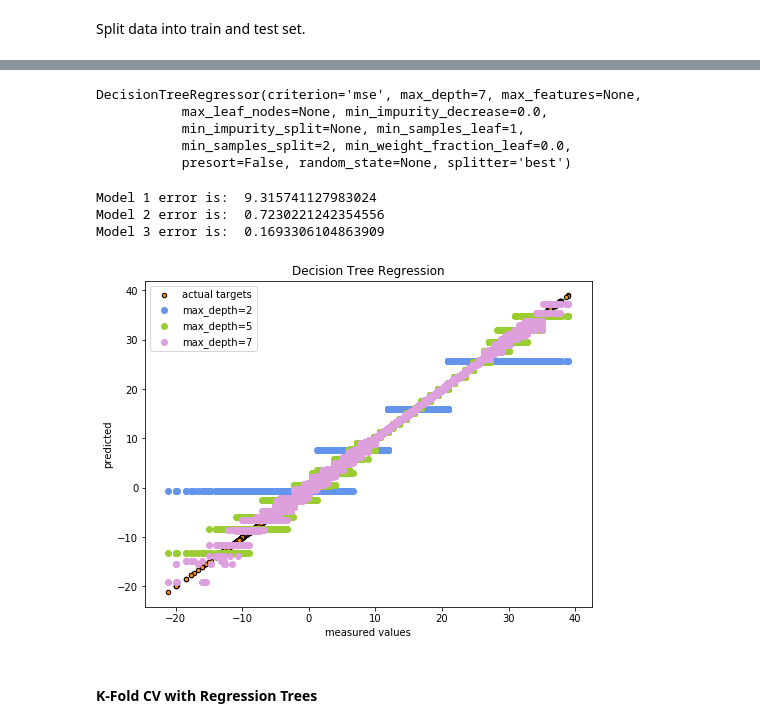
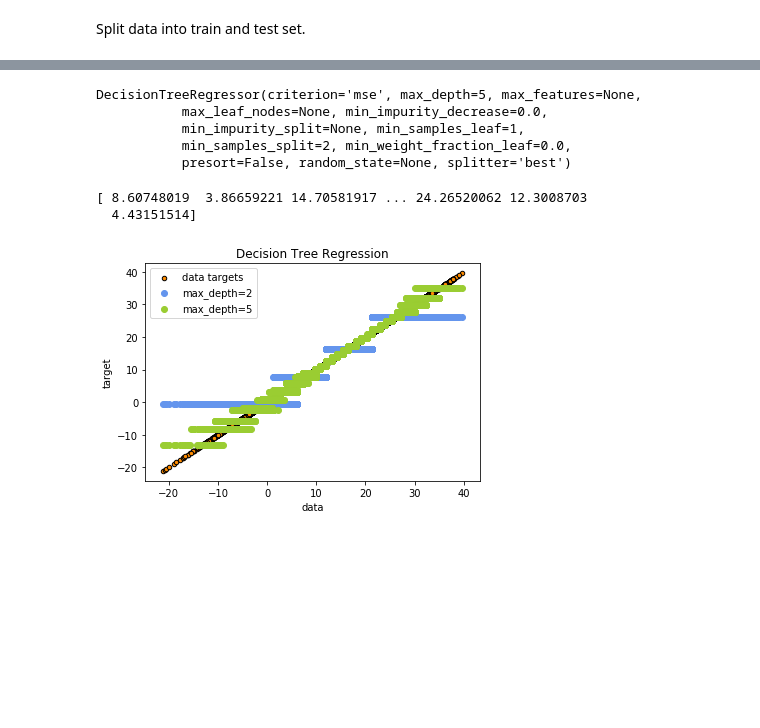
Before and after one commit to safashaikh/MLFinalProj, a Jupyter notebook: Forecasting Temperature.ipynb, the cells around one changed output, grey strips where cells are left out. Drawn from its saved outputs; the diff is of its cells as text; code cells hidden in the pictures; blank space fills up the shorter version.

```diff
--- a/Forecasting Temperature.ipynb
+++ b/Forecasting Temperature.ipynb
@@ -230,45 +242,35 @@ X_train, X_test, y_train, y_test = train_test_split(data,target,test_size = 0.3,
 # Fit regression model
 regr_1 = DecisionTreeRegressor(max_depth=2)
 regr_2 = DecisionTreeRegressor(max_depth=5)
-regr_3 = DecisionTreeRegressor(max_depth=7)
 regr_1.fit(X_train, y_train)
 regr_2.fit(X_train, y_train)
-regr_3.fit(X_train, y_train)
 # %% [output]
-DecisionTreeRegressor(criterion='mse', max_depth=7, max_features=None,
+DecisionTreeRegressor(criterion='mse', max_depth=5, max_features=None,
            max_leaf_nodes=None, min_impurity_decrease=0.0,
            min_impurity_split=None, min_samples_leaf=1,
            min_samples_split=2, min_weight_fraction_leaf=0.0,
            presort=False, random_state=None, splitter='best')
-# %%
-# Predict
-y_1 = regr_1.predict(X_test)
-y_2 = regr_2.predict(X_test)
-y_3 = regr_3.predict(X_test)
-error1 = LA.norm(y_test-y_1)**2/y_test.shape[0]
-error2 = LA.norm(y_test-y_2)**2/y_test.shape[0]
-error3 = LA.norm(y_test-y_3)**2/y_test.shape[0]
-print("Model 1 error is: ", error1)
-print("Model 2 error is: ", error2)
-print("Model 3 error is: ", error3)
-# %% [output]
-Model 1 error is:  9.315741127983024
-Model 2 error is:  0.7230221242354556
-Model 3 error is:  0.1693306104863909
+# %%
+# Predict
+y_1 = regr_1.predict(X_test)
+y_2 = regr_2.predict(X_test)
+print(y2)
+# %% [output]
+[ 8.60748019  3.86659221 14.70581917 ... 24.26520062 12.3008703
+  4.43151514]
 # %%
 # Plot the results
-plt.figure(figsize=(8,6))
-plt.scatter(y_test, y_test, s=20, edgecolor="black", c="darkorange", label="actual targets")
-plt.scatter(y_test, y_1, color="cornflowerblue",label="max_depth=2")
+plt.figure()
+plt.scatter(y_test, y_test, s=20, edgecolor="black",
+            c="darkorange", label="data targets")
+plt.scatter(y_test, y_1, color="cornflowerblue",
+         label="max_depth=2")
 plt.scatter(y_test, y_2, color="yellowgreen", label="max_depth=5")
-plt.scatter(y_test, y_3, color="plum",label="max_depth=7")
 #plt.plot(y_test,y_test,c='g',label='actual')
-plt.xlabel("measured values")
-plt.ylabel("predicted")
+plt.xlabel("data")
+plt.ylabel("target")
 plt.title("Decision Tree Regression")
 plt.legend()
 plt.show()
 # %% [output]
-[figure, old version]
+[figure, new version]
-# %% [markdown]
-#### K-Fold CV with Regression Trees
```
Also changed, not shown: parts of 18 cells of this notebook.
